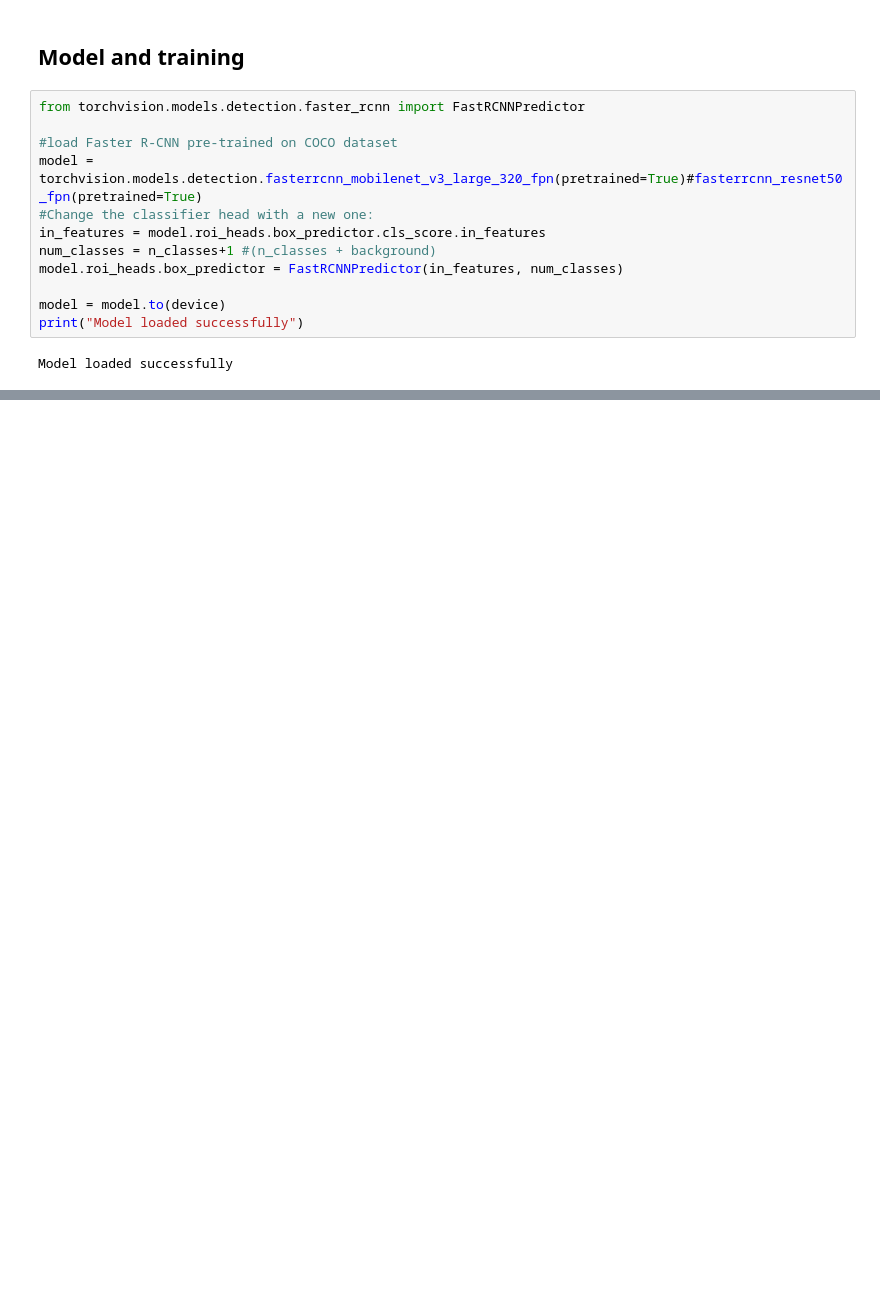
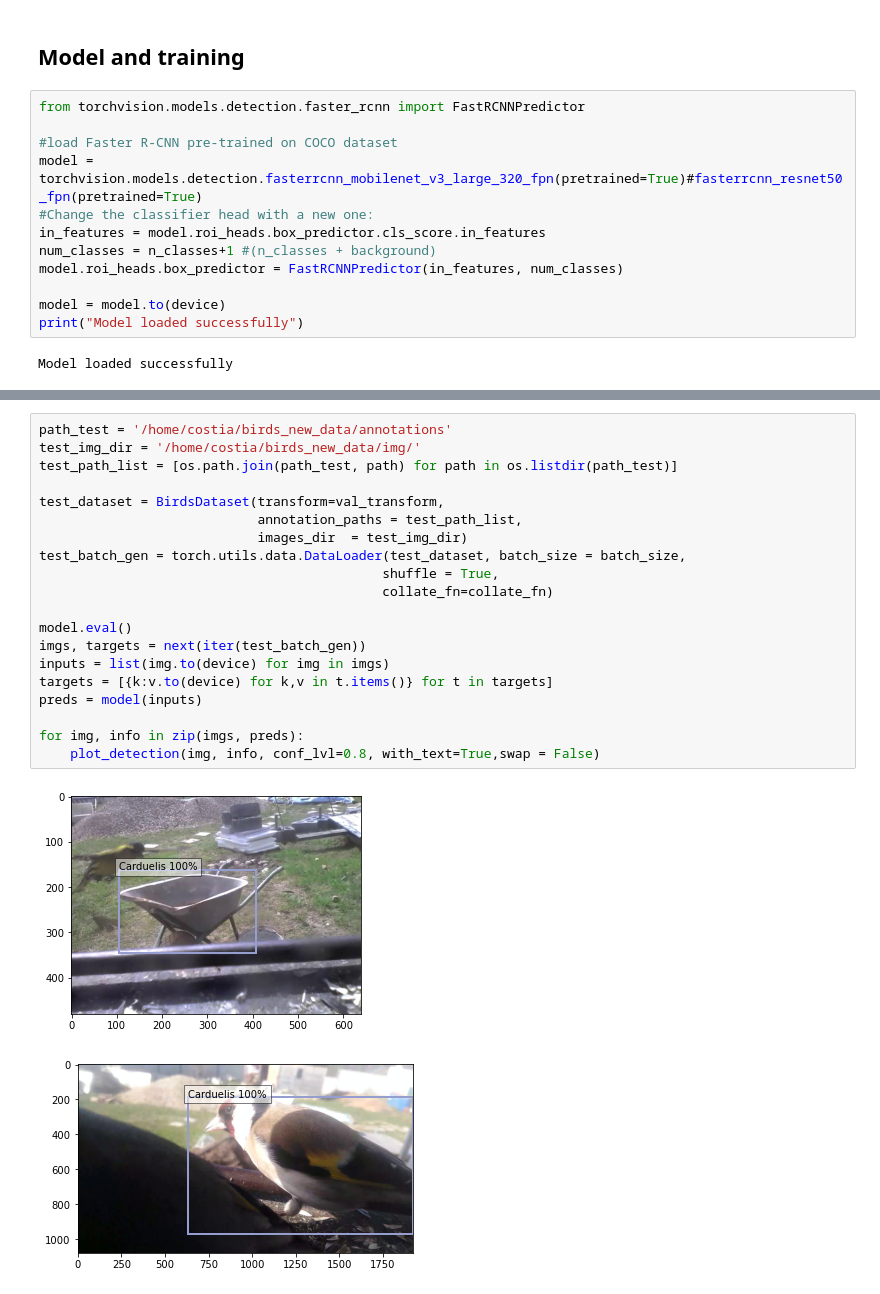
Before and after one commit to CostiaB/Birds_Detection, a Jupyter notebook: birds_project_fasterrcnn_mobilenet.ipynb, the cells around one changed output, grey strips where cells are left out. Cells and saved outputs as stored; diff of their text form; blank space fills up the shorter version.

```diff
--- a/birds_project_fasterrcnn_mobilenet.ipynb
+++ b/birds_project_fasterrcnn_mobilenet.ipynb
@@ -428,0 +435,23 @@ confusion_matrix(val_batch_gen,model)
+# %%
+path_test = '/home/costia/birds_new_data/annotations'
+test_img_dir = '/home/costia/birds_new_data/img/'
+test_path_list = [os.path.join(path_test, path) for path in os.listdir(path_test)]
+
+test_dataset = BirdsDataset(transform=val_transform,
+                            annotation_paths = test_path_list,
+                            images_dir  = test_img_dir)
+test_batch_gen = torch.utils.data.DataLoader(test_dataset, batch_size = batch_size,
+                                            shuffle = True,
+                                            collate_fn=collate_fn)
+
+model.eval()
+imgs, targets = next(iter(test_batch_gen))
+inputs = list(img.to(device) for img in imgs)
+targets = [{k:v.to(device) for k,v in t.items()} for t in targets]
+preds = model(inputs)
+
+for img, info in zip(imgs, preds):
+    plot_detection(img, info, conf_lvl=0.8, with_text=True,swap = False)
+# %% [output]
+[figure, added]
+[figure, added]
```
Also changed, not shown: parts of 18 cells of this notebook.
